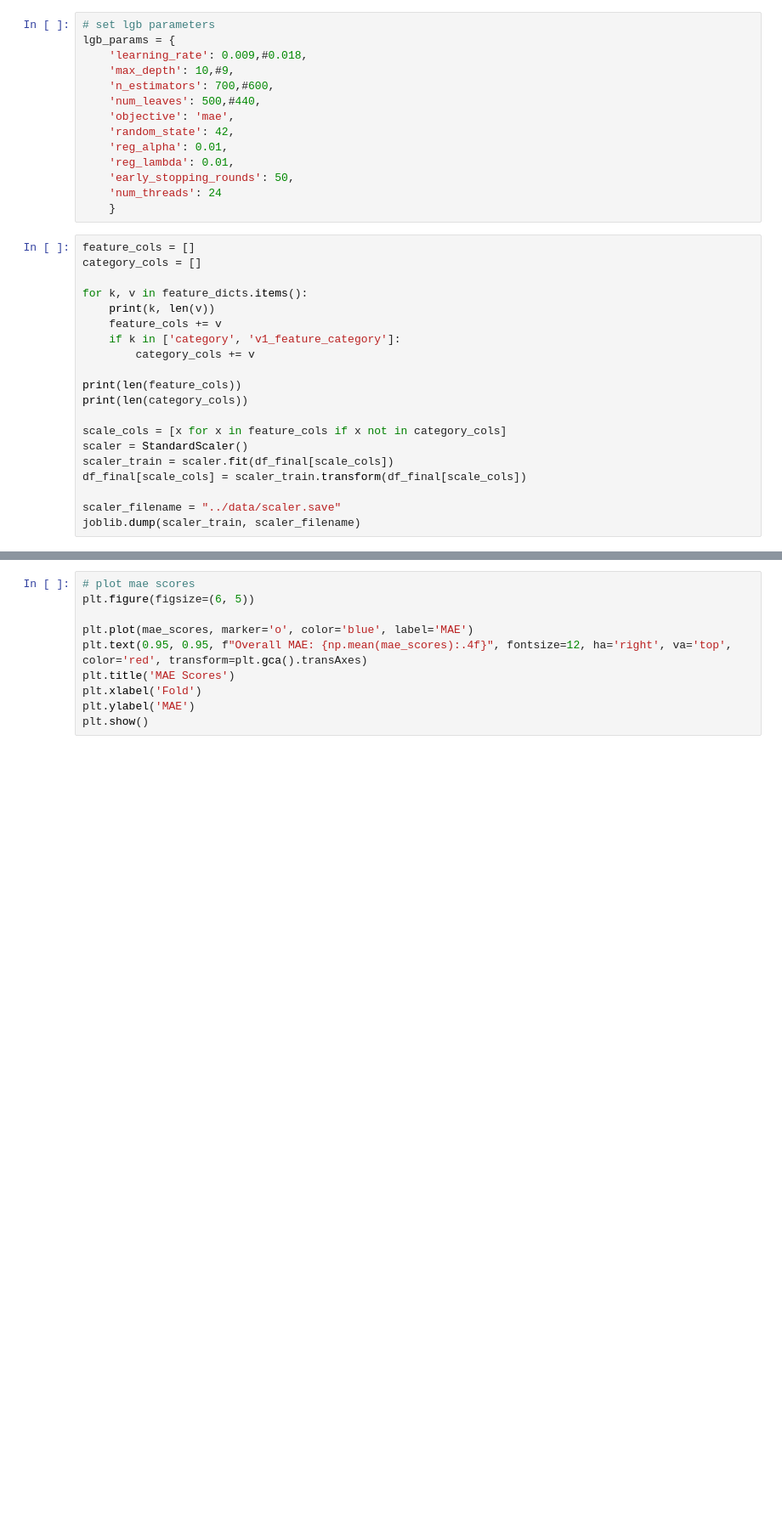
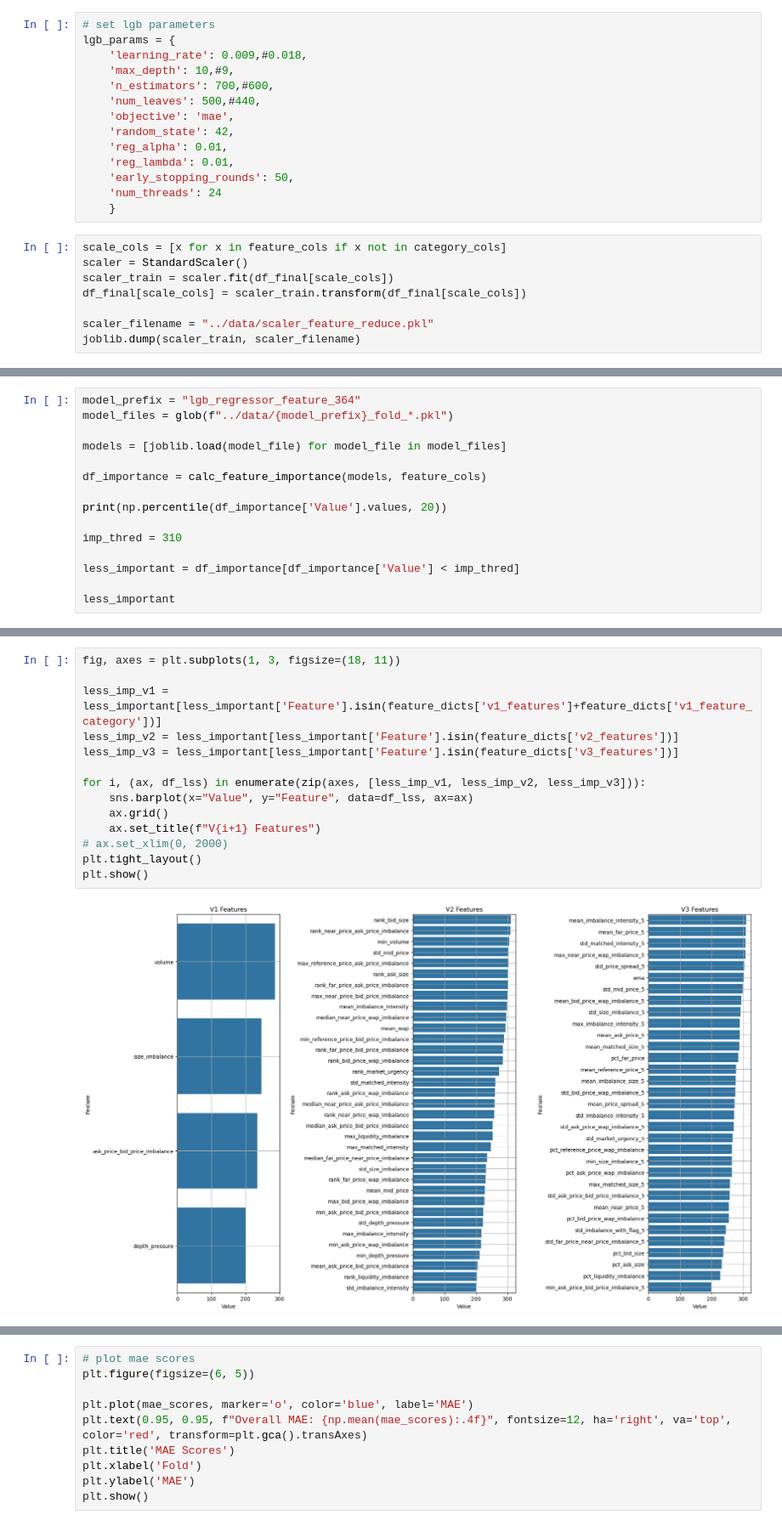
Before and after one commit to slidot41/kaggle_2023, a Jupyter notebook: notebooks/construct_features.ipynb, the cells around one changed output, grey strips where cells are left out. Shown at 85% size. Drawn from its saved outputs; the diff is of its cells as text; blank space fills up the shorter version.

```diff
--- a/notebooks/construct_features.ipynb
+++ b/notebooks/construct_features.ipynb
@@ -66,22 +119,10 @@ lgb_params = {
     'num_threads': 24
     }
 # %%
-feature_cols = []
-category_cols = []
-
-for k, v in feature_dicts.items():
-    print(k, len(v))
-    feature_cols += v
-    if k in ['category', 'v1_feature_category']:
-        category_cols += v
-
-print(len(feature_cols))
-print(len(category_cols))
-
 scale_cols = [x for x in feature_cols if x not in category_cols]
 scaler = StandardScaler()
 scaler_train = scaler.fit(df_final[scale_cols])
 df_final[scale_cols] = scaler_train.transform(df_final[scale_cols])
 
-scaler_filename = "../data/scaler.save"
+scaler_filename = "../data/scaler_feature_reduce.pkl"
 joblib.dump(scaler_train, scaler_filename)
@@ -326,0 +247,15 @@ feature_imp.shape[0] * 0.2
+# %%
+model_prefix = "lgb_regressor_feature_364"
+model_files = glob(f"../data/{model_prefix}_fold_*.pkl")
+
+models = [joblib.load(model_file) for model_file in model_files]
+
+df_importance = calc_feature_importance(models, feature_cols)
+
+print(np.percentile(df_importance['Value'].values, 20))
+
+imp_thred = 310
+
+less_important = df_importance[df_importance['Value'] < imp_thred]
+
+less_important
@@ -326,0 +281,16 @@ feature_imp.shape[0] * 0.2
+# %%
+fig, axes = plt.subplots(1, 3, figsize=(18, 11))
+
+less_imp_v1 = less_important[less_important['Feature'].isin(feature_dicts['v1_features']+feature_dicts['v1_feature_category'])]
+less_imp_v2 = less_important[less_important['Feature'].isin(feature_dicts['v2_features'])]
+less_imp_v3 = less_important[less_important['Feature'].isin(feature_dicts['v3_features'])]
+
+for i, (ax, df_lss) in enumerate(zip(axes, [less_imp_v1, less_imp_v2, less_imp_v3])):
+    sns.barplot(x="Value", y="Feature", data=df_lss, ax=ax)
+    ax.grid()
+    ax.set_title(f"V{i+1} Features")
+# ax.set_xlim(0, 2000)
+plt.tight_layout()
+plt.show()
+# %% [output]
+[figure, added]
```
Also changed, not shown: parts of 32 cells of this notebook, 3 other files.
